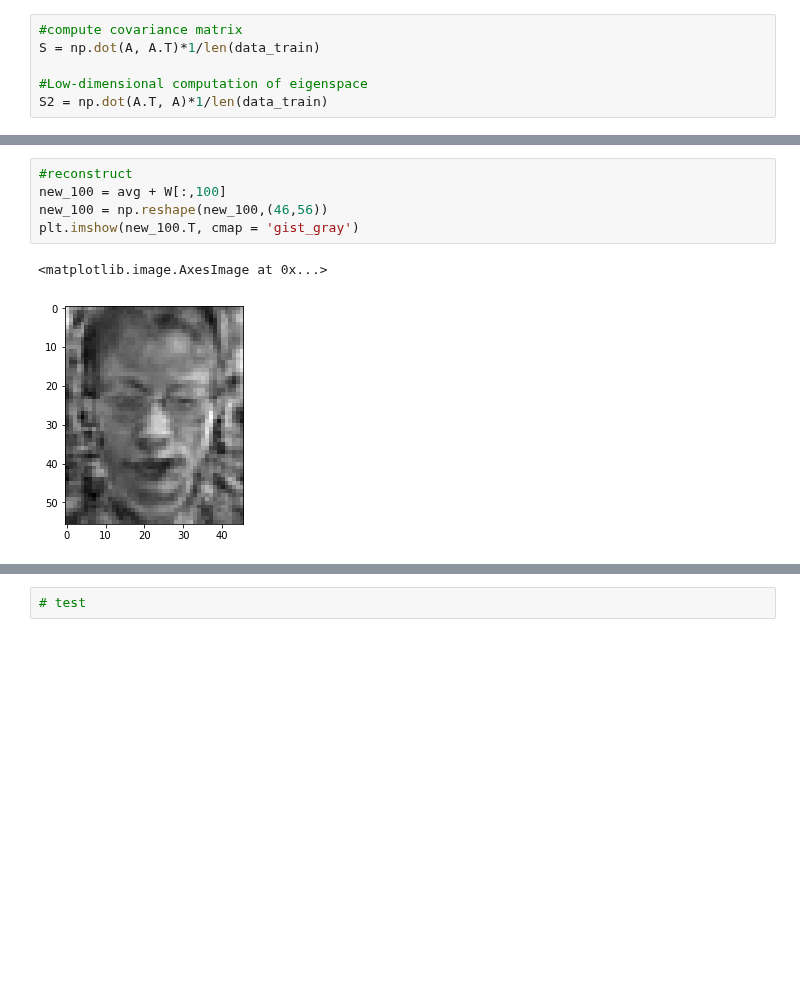
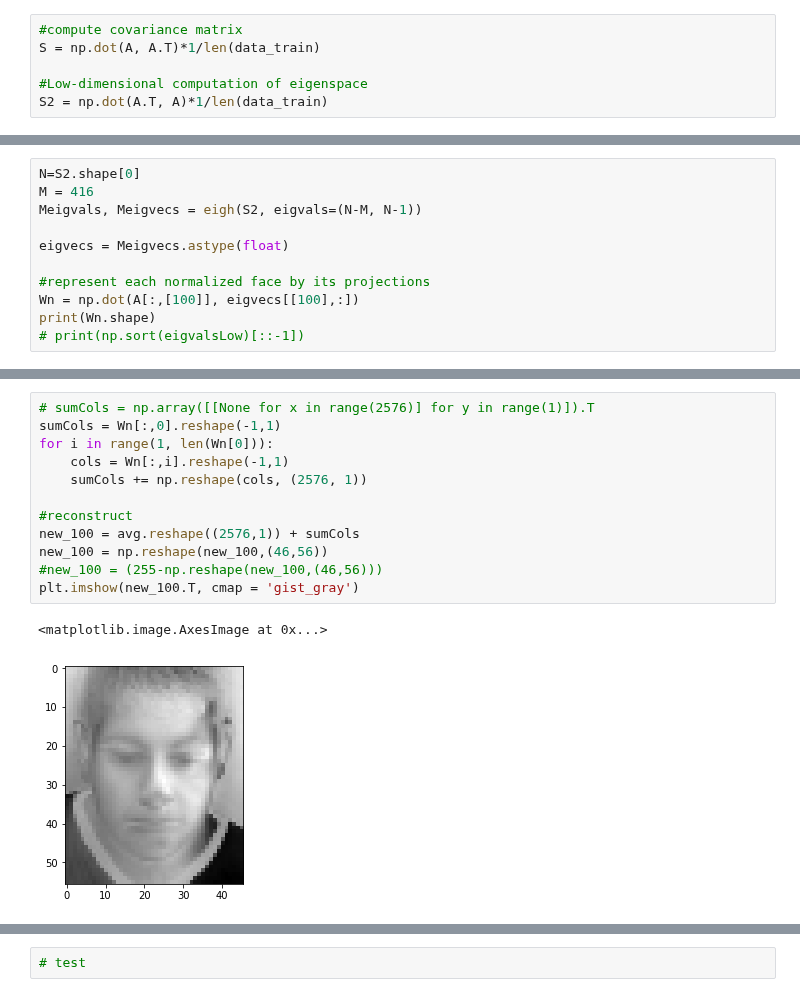
Before and after one commit to pedromonteiro18/Pattern_Recognition, a Jupyter notebook: Coursework.ipynb, the cells around one changed output, grey strips where cells are left out. Cells and saved outputs as stored; diff of their text form; blank space fills up the shorter version.

Commit message:
reconstruction working

```diff
--- a/Coursework.ipynb
+++ b/Coursework.ipynb
@@ -69,0 +53,11 @@ print(Meigvals)
+# %%
+N=S2.shape[0]
+M = 416
+Meigvals, Meigvecs = eigh(S2, eigvals=(N-M, N-1))
+
+eigvecs = Meigvecs.astype(float)
+
+#represent each normalized face by its projections
+Wn = np.dot(A[:,[100]], eigvecs[[100],:])
+print(Wn.shape)
+# print(np.sort(eigvalsLow)[::-1])
@@ -78,11 +74,18 @@ plt.imshow(face_100.T, cmap= 'gist_gray')
-# %%
-#reconstruct
-new_100 = avg + W[:,100]
-new_100 = np.reshape(new_100,(46,56))
-plt.imshow(new_100.T, cmap = 'gist_gray')
-# %% [output]
-<matplotlib.image.AxesImage at 0x...>
-[figure, removed]
+# %%
+# sumCols = np.array([[None for x in range(2576)] for y in range(1)]).T
+sumCols = Wn[:,0].reshape(-1,1)
+for i in range(1, len(Wn[0])):
+    cols = Wn[:,i].reshape(-1,1)
+    sumCols += np.reshape(cols, (2576, 1))
+
+#reconstruct
+new_100 = avg.reshape((2576,1)) + sumCols
+new_100 = np.reshape(new_100,(46,56))
+#new_100 = (255-np.reshape(new_100,(46,56)))
+plt.imshow(new_100.T, cmap = 'gist_gray')
+# %% [output]
+<matplotlib.image.AxesImage at 0x...>
+[figure, added]
 # %%
 def distance(instance1, instance2):
     # just in case, if the instances are lists or tuples:
```
Also changed, not shown: parts of 7 cells of this notebook.
